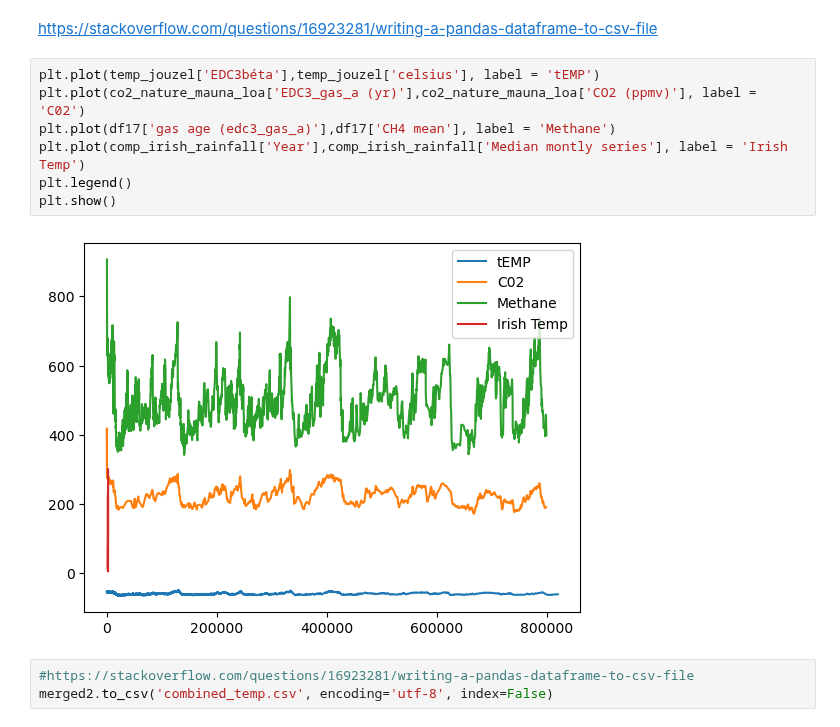
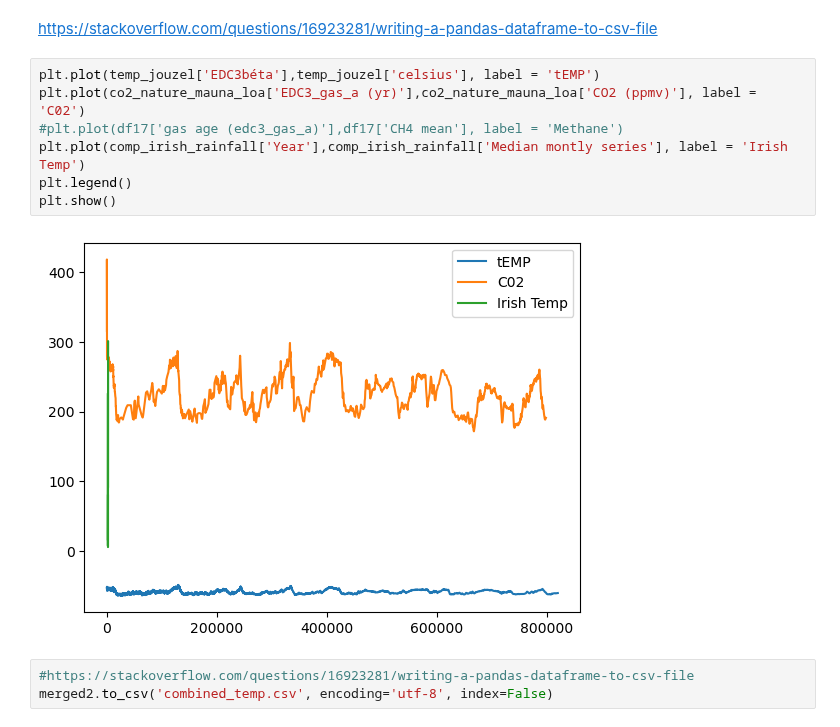
Before and after one commit to dectan/Programming-for-Data-Analysis-Project-2, a Jupyter notebook: Project 2.ipynb, the cells around one changed output. Saved outputs shown, nothing was run; the diff lists cells and outputs as text.

```diff
--- a/Project 2.ipynb
+++ b/Project 2.ipynb
@@ -640,12 +641,12 @@ https://stackoverflow.com/questions/16923281/writing-a-pandas-dataframe-to-csv-f
 # %%
 plt.plot(temp_jouzel['EDC3béta'],temp_jouzel['celsius'], label = 'tEMP')
 plt.plot(co2_nature_mauna_loa['EDC3_gas_a (yr)'],co2_nature_mauna_loa['CO2 (ppmv)'], label = 'C02')
-plt.plot(df17['gas age (edc3_gas_a)'],df17['CH4 mean'], label = 'Methane')
+#plt.plot(df17['gas age (edc3_gas_a)'],df17['CH4 mean'], label = 'Methane')
 plt.plot(comp_irish_rainfall['Year'],comp_irish_rainfall['Median montly series'], label = 'Irish Temp')
 plt.legend()
 plt.show()
 # %% [output]
-[figure, old version]
+[figure, new version]
 # %%
 #https://stackoverflow.com/questions/16923281/writing-a-pandas-dataframe-to-csv-file
 merged2.to_csv('combined_temp.csv', encoding='utf-8', index=False)
```
Also changed, not shown: parts of 62 cells of this notebook, 3 other files.
